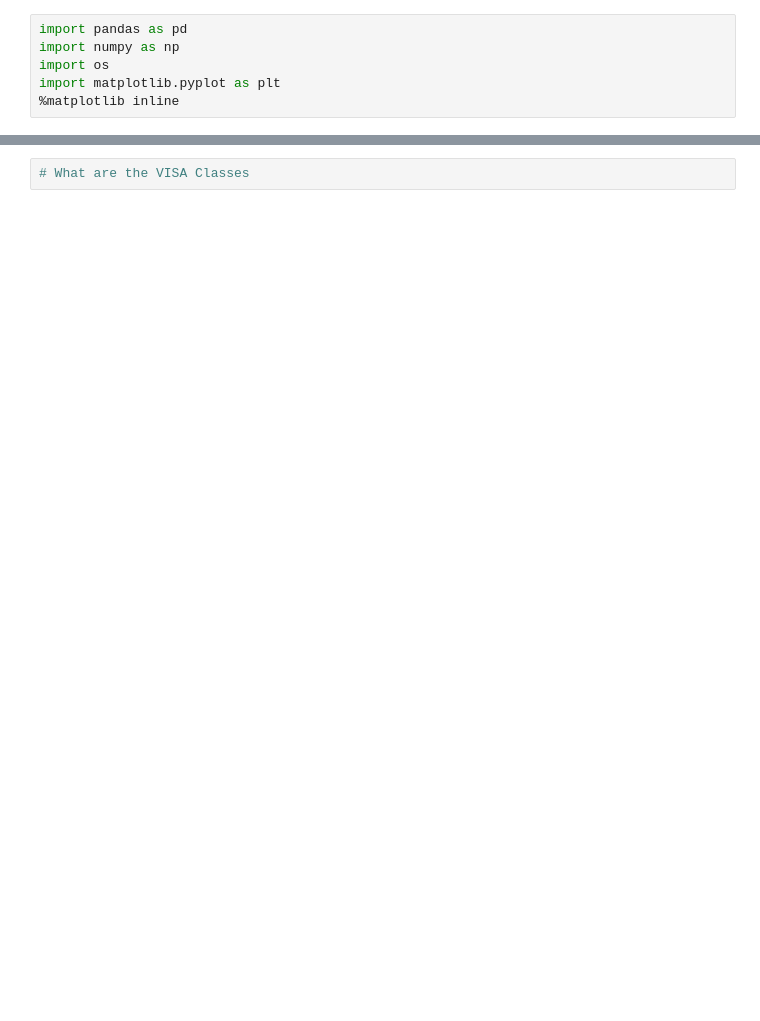
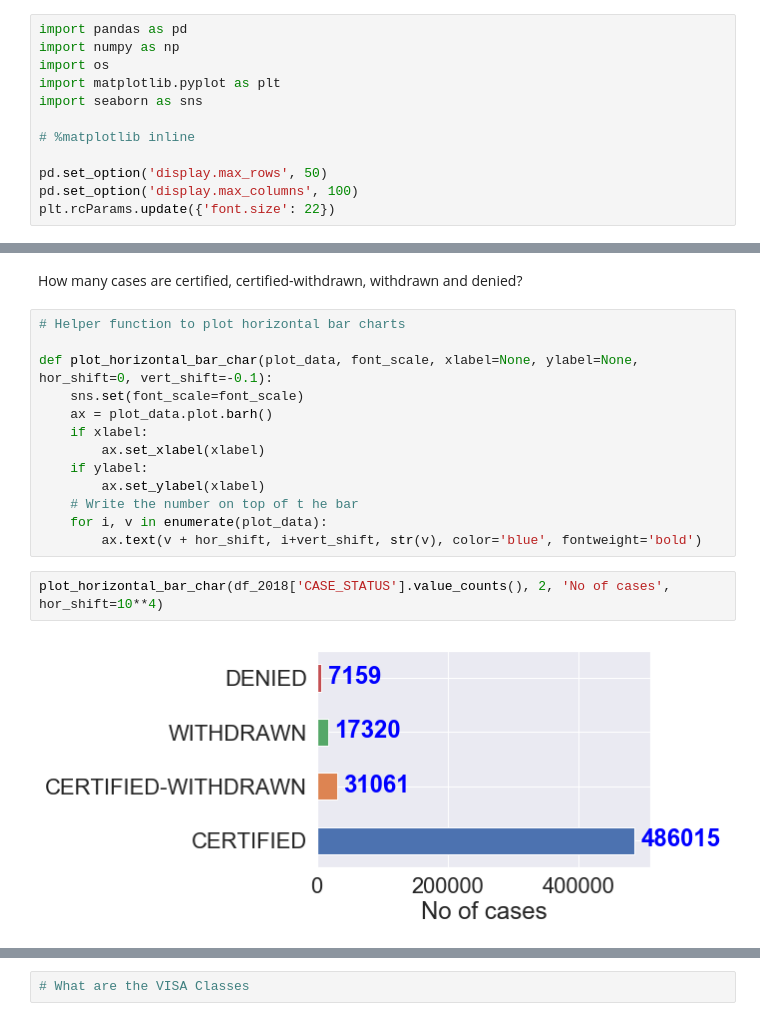
Before and after one commit to matthew-hsr/H1B-Data-Investigation, a Jupyter notebook: H1B-Investigation.ipynb, the cells around one changed output, grey strips where cells are left out. Drawn from its saved outputs; the diff is of its cells as text; blank space fills up the shorter version.

```diff
--- a/H1B-Investigation.ipynb
+++ b/H1B-Investigation.ipynb
@@ -3,4 +3,10 @@ import pandas as pd
 import numpy as np
 import os
 import matplotlib.pyplot as plt
-%matplotlib inline
+import seaborn as sns
+
+# %matplotlib inline
+
+pd.set_option('display.max_rows', 50)
+pd.set_option('display.max_columns', 100)
+plt.rcParams.update({'font.size': 22})
@@ -22,0 +101,19 @@ df_2018.head()
+# %% [markdown]
+How many cases are certified, certified-withdrawn, withdrawn and denied? <br>
+# %%
+# Helper function to plot horizontal bar charts
+
+def plot_horizontal_bar_char(plot_data, font_scale, xlabel=None, ylabel=None, hor_shift=0, vert_shift=-0.1):
+    sns.set(font_scale=font_scale)
+    ax = plot_data.plot.barh()
+    if xlabel:
+        ax.set_xlabel(xlabel)
+    if ylabel:
+        ax.set_ylabel(xlabel)
+    # Write the number on top of t he bar
+    for i, v in enumerate(plot_data):
+        ax.text(v + hor_shift, i+vert_shift, str(v), color='blue', fontweight='bold')
+# %%
+plot_horizontal_bar_char(df_2018['CASE_STATUS'].value_counts(), 2, 'No of cases', hor_shift=10**4)
+# %% [output]
+[figure, added]
```
Also changed, not shown: parts of 71 cells of this notebook.
